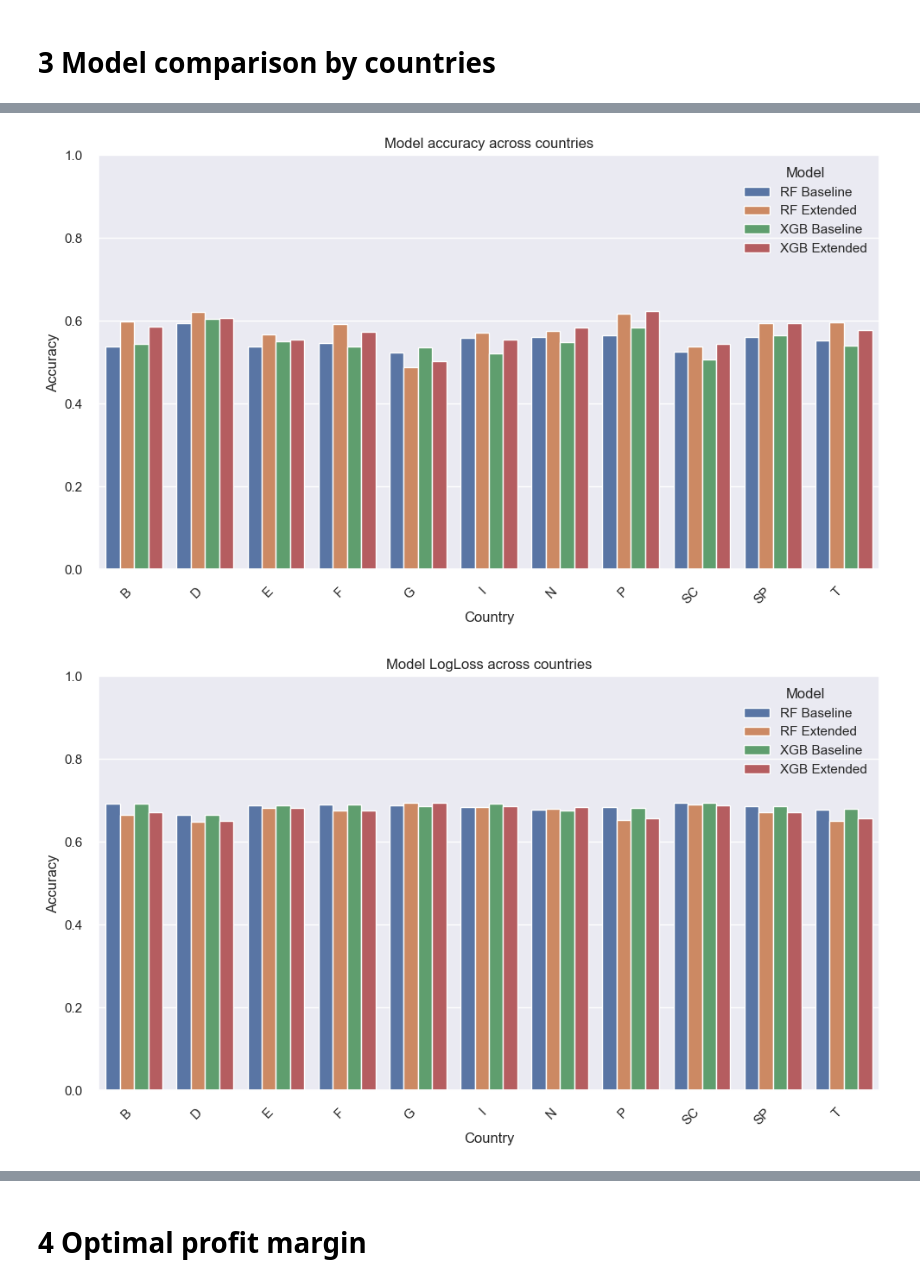
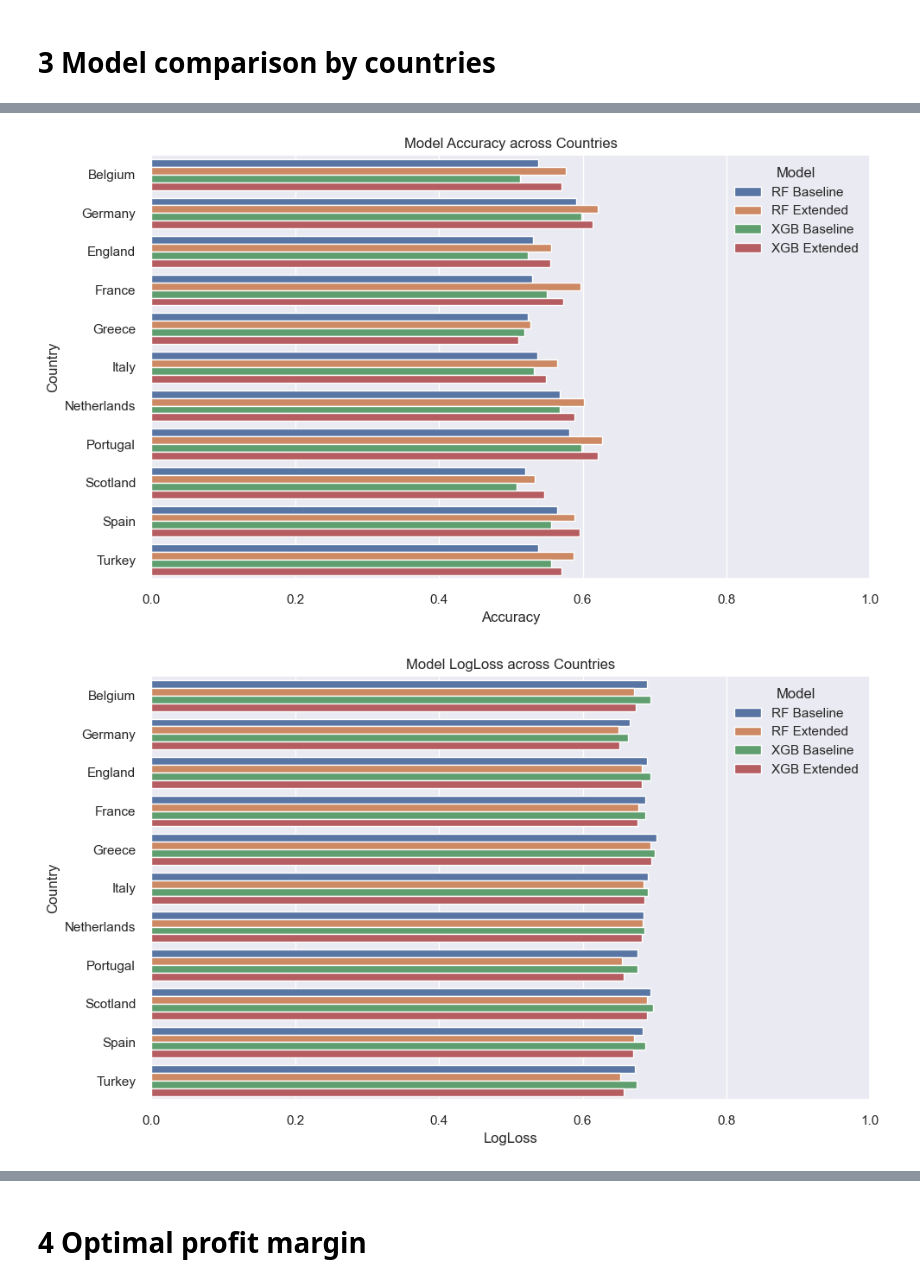
Before and after one commit to OndrejZ24/soccer-leagues-predictions, a Jupyter notebook: model_comparison.ipynb, the cells around one changed output, grey strips where cells are left out. Saved outputs shown, nothing was run; the diff lists cells and outputs as text; code cells hidden in the pictures.

Commit message:
model comparison

```diff
--- a/model_comparison.ipynb
+++ b/model_comparison.ipynb
@@ -216,4 +201,10 @@ dtype: object
 # %%
+# Create a new dataset divided into country leagues
+div_cols = [c for c in X_test_basic.columns if c.startswith("Div_")]
+test_leagues = X_test_basic[div_cols].idxmax(axis=1)
+test_leagues = test_leagues.str.replace("^Div_", "", regex=True)
+
+
 metrics_country_rows = []
 unique_leagues = sorted(test_leagues.unique())
 
@@ -221,11 +212,10 @@ for league in unique_leagues:
     mask = (test_leagues == league)
 
     for name, kind, model, X_test, y_test in models:
-        # Subset test set to this league
         X_sub = X_test[mask]
         y_sub = y_test[mask]
 
-        # XGBoost needs renamed columns (copy, no inplace)
+        # Renamed columns for xgboost
         if kind == "xgb":
             X_eval = X_sub.rename(columns=rename_map)
         else:
@@ -239,14 +229,14 @@ for league in unique_leagues:
             "League": league,
             "Model": name,
             "n_matches": mask.sum(),
+            "LogLoss": log_loss(y_sub, proba),
             "Accuracy": accuracy_score(y_sub, y_pred),
             "Precision": precision_score(y_sub, y_pred, zero_division=0),
             "Recall": recall_score(y_sub, y_pred, zero_division=0),
             "F1": f1_score(y_sub, y_pred, zero_division=0),
             "ROC_AUC": roc_auc_score(y_sub, proba),
-            "LogLoss": log_loss(y_sub, proba)
         })
 
 metrics_country_df = pd.DataFrame(metrics_country_rows)
-metrics_country_df
+metrics_country_df.sort_values(by = "LogLoss")
 # %% [output]
@@ -345,35 +312,33 @@ plt.show()
 # %%
 # Accuracy across countries
 plt.figure(figsize=(10, 6))
 sns.barplot(
     data=metrics_country_agg,
-    x="Country",
-    y="Accuracy",
-    hue="Model"
+    y="Country",
+    x="Accuracy",
+    hue="Model",
 )
-plt.title("Model accuracy across countries")
-plt.xlabel("Country")
-plt.ylabel("Accuracy")
-plt.xticks(rotation=45, ha="right")
+plt.title("Model Accuracy across Countries")
+plt.xlabel("Accuracy")
+plt.ylabel("Country")
+plt.xlim(0, 1)
 plt.tight_layout()
-plt.ylim(0, 1)
 plt.show()
 
 # LogLoss across countries
 plt.figure(figsize=(10, 6))
 sns.barplot(
     data=metrics_country_agg,
-    x="Country",
-    y="LogLoss",
-    hue="Model"
+    y="Country",
+    x="LogLoss",
+    hue="Model",
 )
-plt.title("Model LogLoss across countries")
-plt.xlabel("Country")
-plt.ylabel("Accuracy")
-plt.xticks(rotation=45, ha="right")
-plt.ylim(0, 1)
+plt.title("Model LogLoss across Countries")
+plt.xlabel("LogLoss")
+plt.ylabel("Country")
+plt.xlim(0, 1)
 plt.tight_layout()
 plt.show()
 # %% [output]
-[figure, old version]
+[figure, new version]
-[figure, old version]
+[figure, new version]
```
Also changed, not shown: parts of 17 cells of this notebook.
